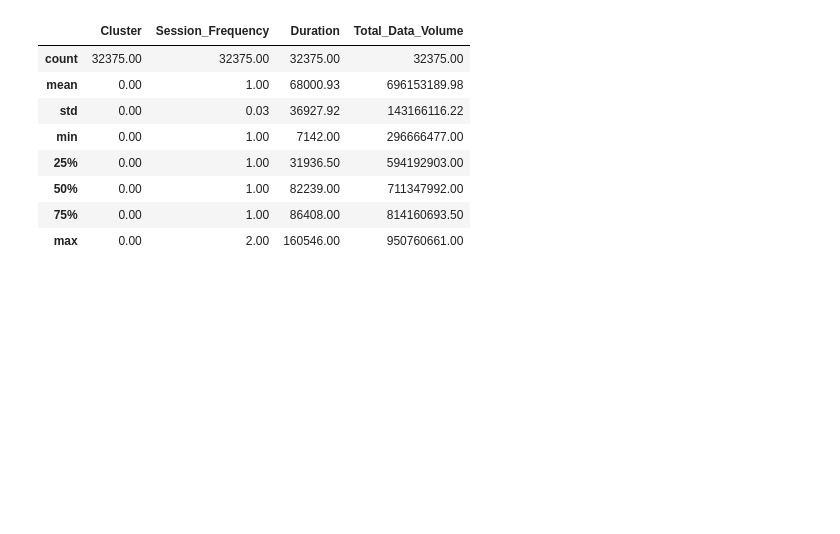
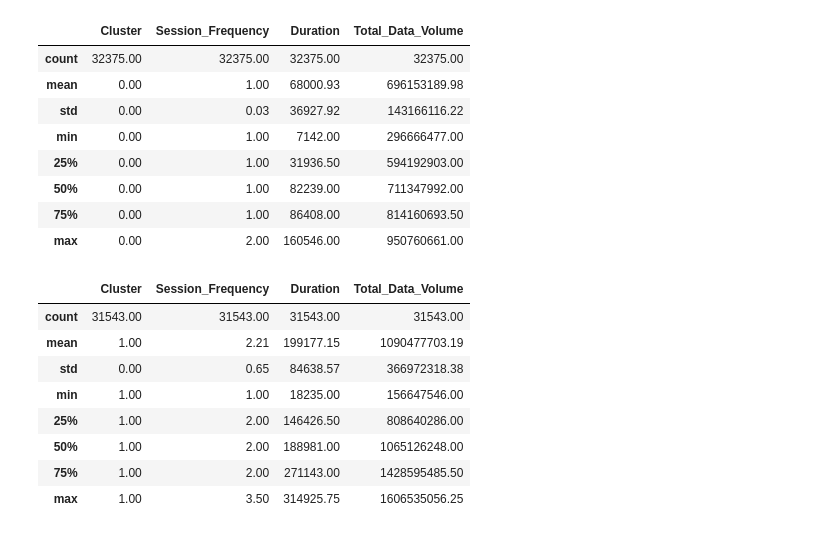
Before and after one commit to yonamg/Telecom-Data-Analysis, a Jupyter notebook: notebook/user_engagement_analysis.ipynb, the cells around one changed output. Saved outputs shown, nothing was run; the diff lists cells and outputs as text; code cells hidden in the pictures; blank space fills up the shorter version.

```diff
--- a/notebook/user_engagement_analysis.ipynb
+++ b/notebook/user_engagement_analysis.ipynb
@@ -173,5 +173,15 @@ cluster1.describe()
 | 75% | 0.00 | 1.00 | 86408.00 | 814160693.50 |
 | max | 0.00 | 2.00 | 160546.00 | 950760661.00 |
 # %%
-cluster1 = user_engage[user_engage["Cluster"]=1]
-cluster1.d
+cluster1 = user_engage[user_engage["Cluster"]==1]
+cluster1.describe()
+# %% [output]
+|  | Cluster | Session_Frequency | Duration | Total_Data_Volume |
+| count | 31543.00 | 31543.00 | 31543.00 | 31543.00 |
+| mean | 1.00 | 2.21 | 199177.15 | 1090477703.19 |
+| std | 0.00 | 0.65 | 84638.57 | 366972318.38 |
+| min | 1.00 | 1.00 | 18235.00 | 156647546.00 |
+| 25% | 1.00 | 2.00 | 146426.50 | 808640286.00 |
+| 50% | 1.00 | 2.00 | 188981.00 | 1065126248.00 |
+| 75% | 1.00 | 2.00 | 271143.00 | 1428595485.50 |
+| max | 1.00 | 3.50 | 314925.75 | 1606535056.25 |
```
Also changed, not shown: parts of 7 cells of this notebook.
